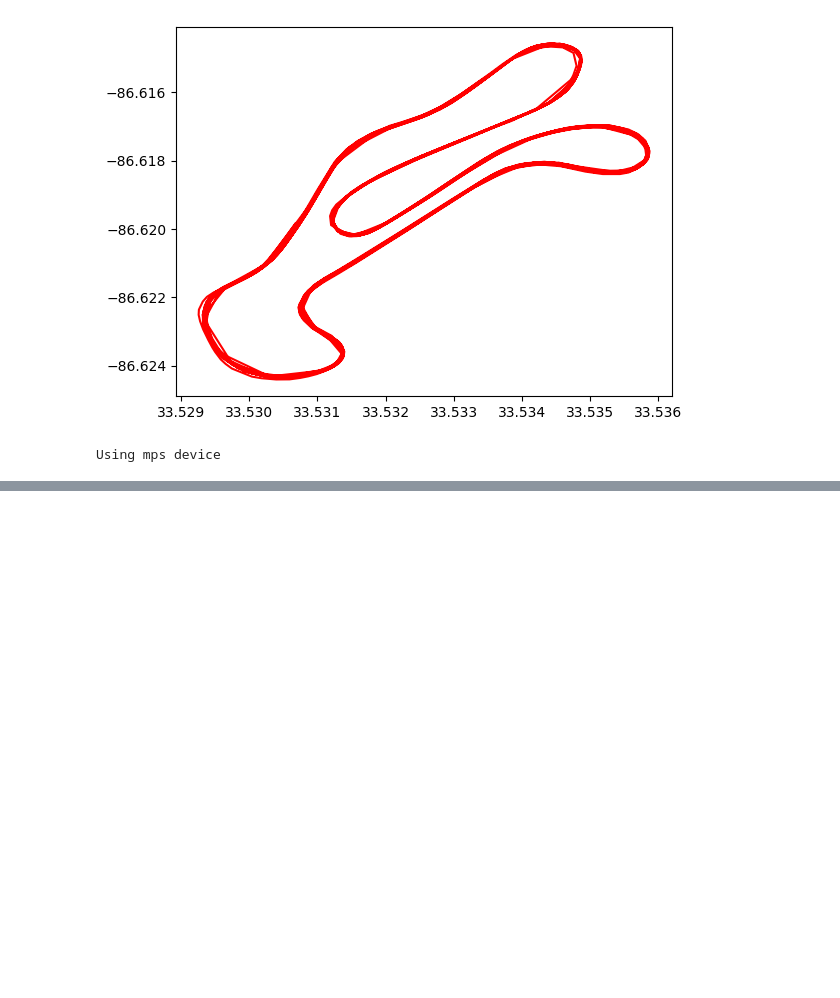
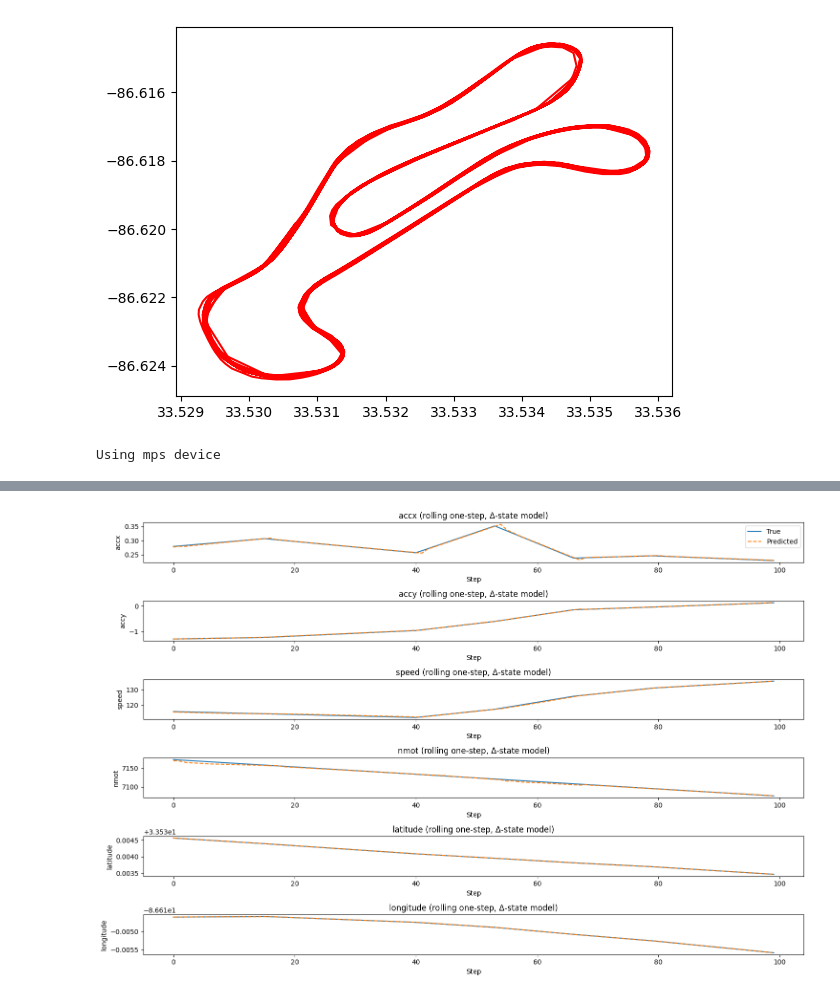
Before and after one commit to UBC-Solar/hack_the_track, a Jupyter notebook: backend/telemetry/test_car_13.ipynb, the cells around one changed output, grey strips where cells are left out. Drawn from its saved outputs; the diff is of its cells as text; code cells hidden in the pictures; blank space fills up the shorter version.

```diff
--- a/backend/telemetry/test_car_13.ipynb
+++ b/backend/telemetry/test_car_13.ipynb
@@ -299,0 +292,71 @@ plt.show()
+# %%
+import numpy as np
+import matplotlib.pyplot as plt
+import torch
+
+model.eval()
+
+horizon = 100
+horizon = min(horizon, len(test_dataset))
+
+state_dim = len(state)
+state_names = ['accx', 'accy', 'speed', 'nmot', 'latitude', 'longitude']
+num_states = len(state_names)
+
+all_true = []
+all_pred = []
+
+with torch.no_grad():
+    for idx in range(horizon):
+        # x_seq: [seq_len, in_features], y_true: [state_dim]
+        x_seq, y_true = test_dataset[idx]
+
+        # move to device, add batch dim
+        x_seq_dev = x_seq.unsqueeze(0).to(device)  # [1, seq_len, in_features]
+
+        # last true state in this window (standardized)
+        last_state = x_seq_dev[:, -1, :state_dim]  # [1, state_dim]
+
+        # model predicts delta state
+        scaled_delta_pred = model(x_seq_dev)              # [1, state_dim]
+        delta = scaled_delta_pred / scale
+        y_hat = last_state + delta            # [1, state_dim]
+
+        all_true.append(y_true)                    # y_true already next state
+        all_pred.append(y_hat.squeeze(0).cpu())
+
+true_seq = torch.stack(all_true).cpu().numpy()    # [horizon, state_dim]
+pred_seq = torch.stack(all_pred).cpu().numpy()    # [horizon, state_dim]
+
+# --- inverse transform back to original units ---
+# cols_to_scale = state + control  (same as during training)
+num_state = len(state)
+num_all   = len(cols_to_scale)
+
+true_full = np.zeros((horizon, num_all))
+pred_full = np.zeros((horizon, num_all))
+
+true_full[:, :num_state] = true_seq
+pred_full[:, :num_state] = pred_seq
+
+true_full_unscaled = scaler.inverse_transform(true_full)
+pred_full_unscaled = scaler.inverse_transform(pred_full)
+
+true_seq_plot = true_full_unscaled[:, :num_state]
+pred_seq_plot = pred_full_unscaled[:, :num_state]
+
+plt.figure(figsize=(15, 10))
+for i, name in enumerate(state_names):
+    plt.subplot(num_states, 1, i + 1)
+    plt.plot(true_seq_plot[:, i], label='True')
+    plt.plot(pred_seq_plot[:, i], label='Predicted', linestyle='--')
+    plt.title(f"{name} (rolling one-step, Δ-state model)")
+    plt.xlabel("Step")
+    plt.ylabel(name)
+    if i == 0:
+        plt.legend(loc="best")
+
+plt.tight_layout()
+plt.show()
+# %% [output]
+[figure, added]
```
Also changed, not shown: parts of 19 cells of this notebook.
